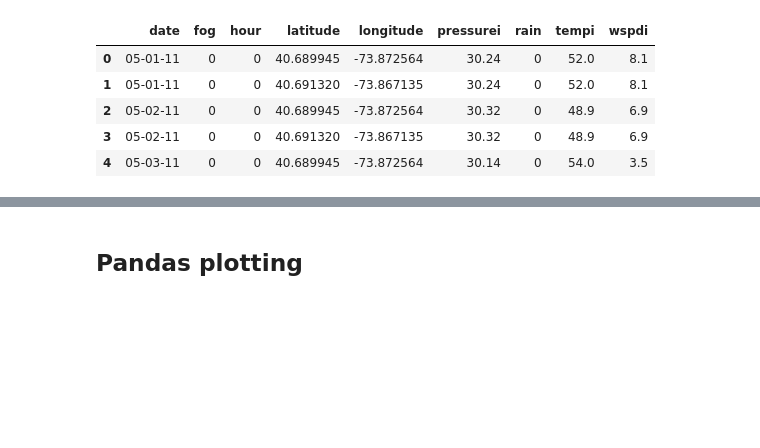
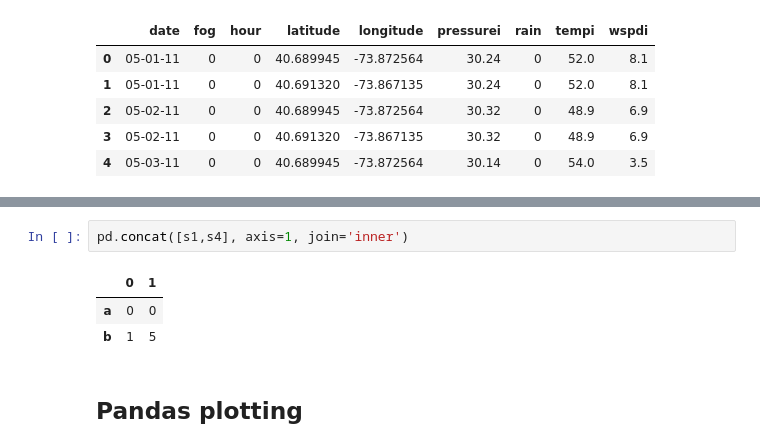
Before and after one commit to ctultul/lesson_one, a Jupyter notebook: review_session.ipynb, the cells around one changed output, grey strips where cells are left out. Saved outputs shown, nothing was run; the diff lists cells and outputs as text; blank space fills up the shorter version.

```diff
--- a/review_session.ipynb
+++ b/review_session.ipynb
@@ -370,3 +408,9 @@ subway_df.merge(weather_df,
+# %%
+pd.concat([s1,s4], axis=1, join='inner')
+# %% [output]
+|  | 0 | 1 |
+| a | 0 | 0 |
+| b | 1 | 5 |
 # %% [markdown]
 ## Pandas plotting
 # %%
```
Also changed, not shown: parts of 10 cells of this notebook.
